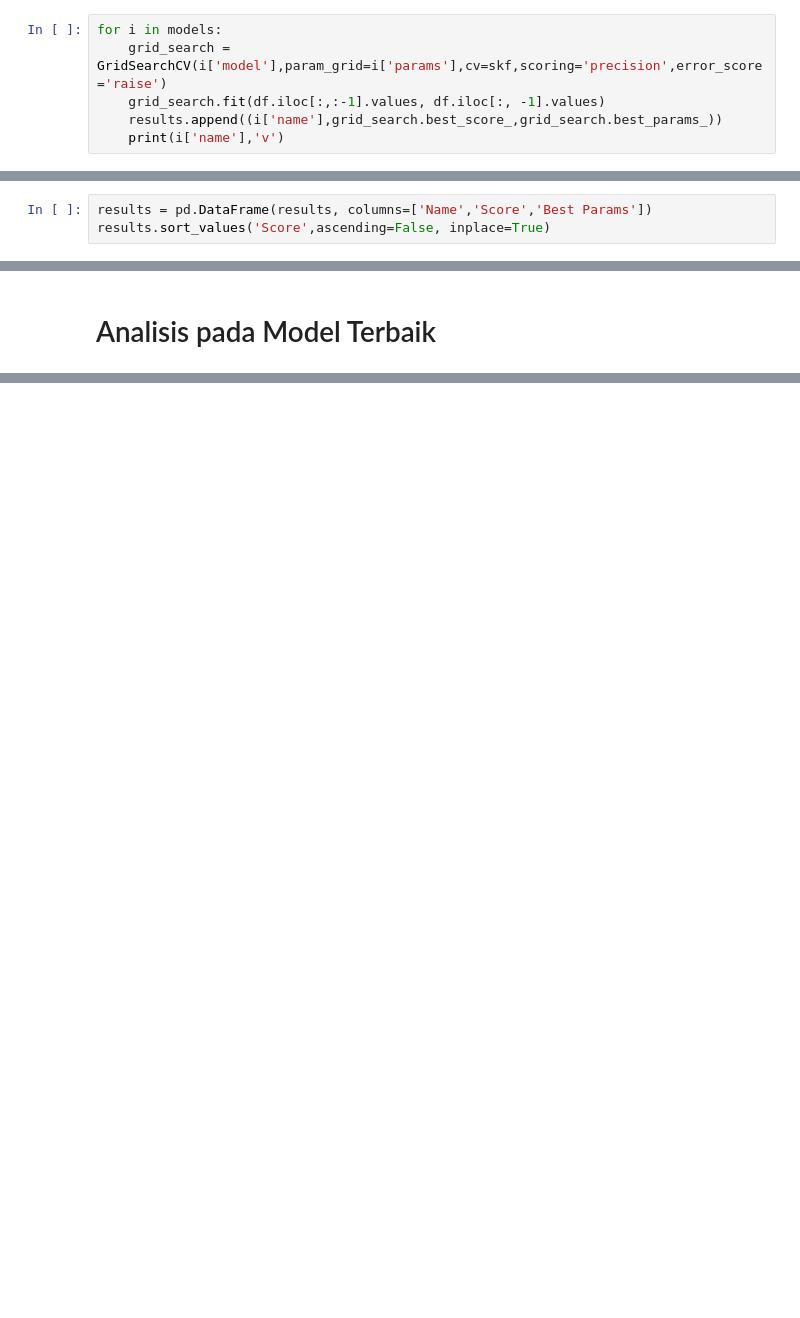
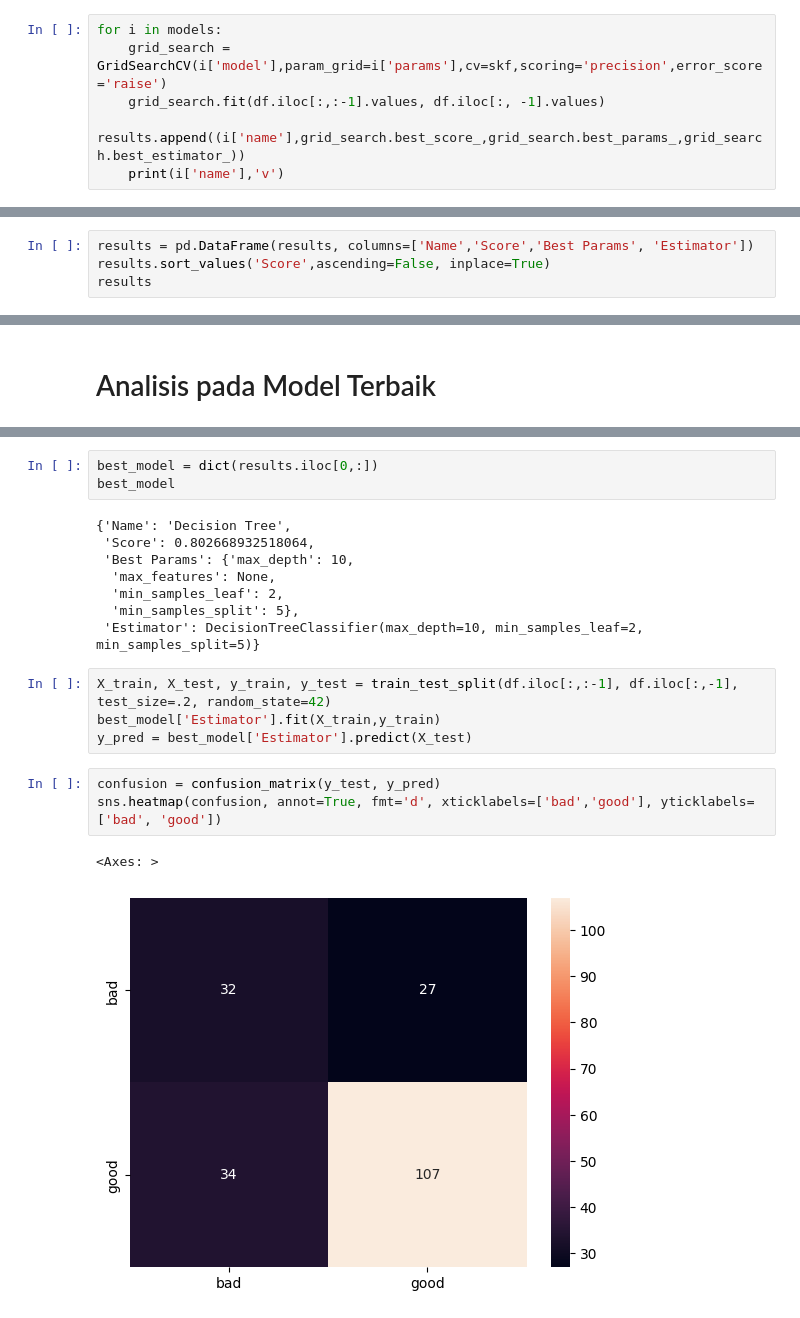
Before and after one commit to JayaWinata/Oprec-ISLAB, a Jupyter notebook: credit-g-classification.ipynb, the cells around one changed output, grey strips where cells are left out. Drawn from its saved outputs; the diff is of its cells as text; blank space fills up the shorter version.

Commit message:
deep analysis on the best model

```diff
--- a/credit-g-classification.ipynb
+++ b/credit-g-classification.ipynb
@@ -191,7 +192,7 @@ models = [
 for i in models:
     grid_search = GridSearchCV(i['model'],param_grid=i['params'],cv=skf,scoring='precision',error_score='raise')
     grid_search.fit(df.iloc[:,:-1].values, df.iloc[:, -1].values)
-    results.append((i['name'],grid_search.best_score_,grid_search.best_params_))
+    results.append((i['name'],grid_search.best_score_,grid_search.best_params_,grid_search.best_estimator_))
     print(i['name'],'v')
 # %% [output]
 STOP: TOTAL NO. of ITERATIONS REACHED LIMIT.
@@ -220,5 +221,6 @@ Support Vector Machines v
 Random Forest v
 XGBoost v
 # %%
-results = pd.DataFrame(results, columns=['Name','Score','Best Params'])
+results = pd.DataFrame(results, columns=['Name','Score','Best Params', 'Estimator'])
 results.sort_values('Score',ascending=False, inplace=True)
+results
@@ -226,0 +241,21 @@ results.sort_values('Score',ascending=False, inplace=True)
+# %%
+best_model = dict(results.iloc[0,:])
+best_model
+# %% [output]
+{'Name': 'Decision Tree',
+ 'Score': 0.802668932518064,
+ 'Best Params': {'max_depth': 10,
+  'max_features': None,
+  'min_samples_leaf': 2,
+  'min_samples_split': 5},
+ 'Estimator': DecisionTreeClassifier(max_depth=10, min_samples_leaf=2, min_samples_split=5)}
+# %%
+X_train, X_test, y_train, y_test = train_test_split(df.iloc[:,:-1], df.iloc[:,-1], test_size=.2, random_state=42)
+best_model['Estimator'].fit(X_train,y_train)
+y_pred = best_model['Estimator'].predict(X_test)
+# %%
+confusion = confusion_matrix(y_test, y_pred)
+sns.heatmap(confusion, annot=True, fmt='d', xticklabels=['bad','good'], yticklabels=['bad', 'good'])
+# %% [output]
+<Axes: >
+[figure, added]
```
Also changed, not shown: parts of 4 cells of this notebook.
